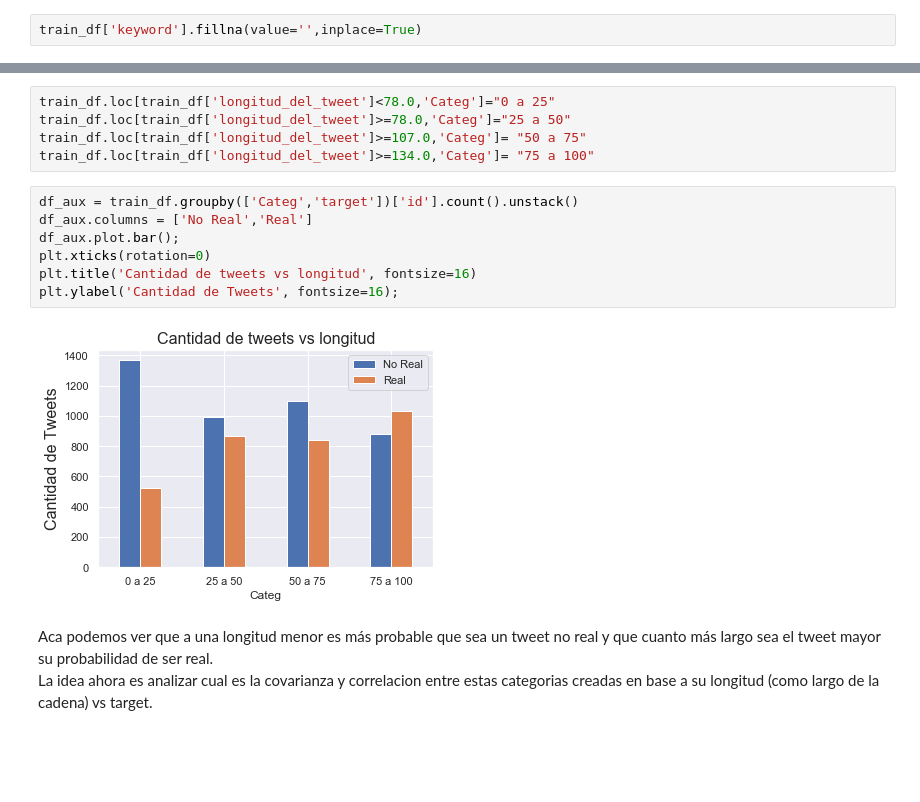
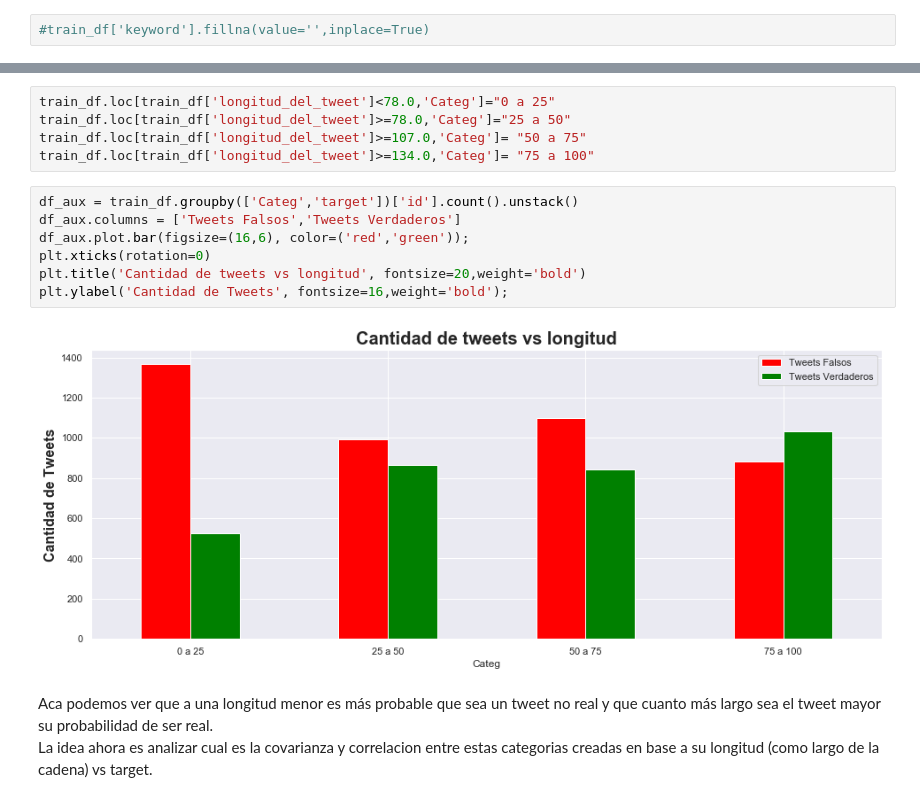
Before and after one commit to alepenaa94/TP1_Real_or_Not, a Jupyter notebook: TP1_Real_or_Not.ipynb, the cells around one changed output, grey strips where cells are left out. Drawn from its saved outputs; the diff is of its cells as text; blank space fills up the shorter version.

Commit message:
Agrego mas analisis de keywords y modifico algunas cosas

```diff
--- a/TP1_Real_or_Not.ipynb
+++ b/TP1_Real_or_Not.ipynb
@@ -54,2 +56,2 @@ Name: keyword, dtype: object
 # %%
-train_df['keyword'].fillna(value='',inplace=True)
+#train_df['keyword'].fillna(value='',inplace=True)
@@ -380,13 +469,13 @@ train_df.loc[train_df['longitud_del_tweet']>=107.0,'Categ']= "50 a 75"
 train_df.loc[train_df['longitud_del_tweet']>=134.0,'Categ']= "75 a 100"
 # %%
 df_aux = train_df.groupby(['Categ','target'])['id'].count().unstack()
-df_aux.columns = ['No Real','Real']
-df_aux.plot.bar();
+df_aux.columns = ['Tweets Falsos','Tweets Verdaderos']
+df_aux.plot.bar(figsize=(16,6), color=('red','green'));
 plt.xticks(rotation=0)
-plt.title('Cantidad de tweets vs longitud', fontsize=16)
-plt.ylabel('Cantidad de Tweets', fontsize=16);
+plt.title('Cantidad de tweets vs longitud', fontsize=20,weight='bold')
+plt.ylabel('Cantidad de Tweets', fontsize=16,weight='bold');
 # %% [output]
-[figure, old version]
+[figure, new version]
 # %% [markdown]
 Aca podemos ver que a una longitud menor es más probable que sea un tweet no real y que cuanto más largo sea el tweet mayor su probabilidad de ser real.
 <br>
```
Also changed, not shown: parts of 30 cells of this notebook.
